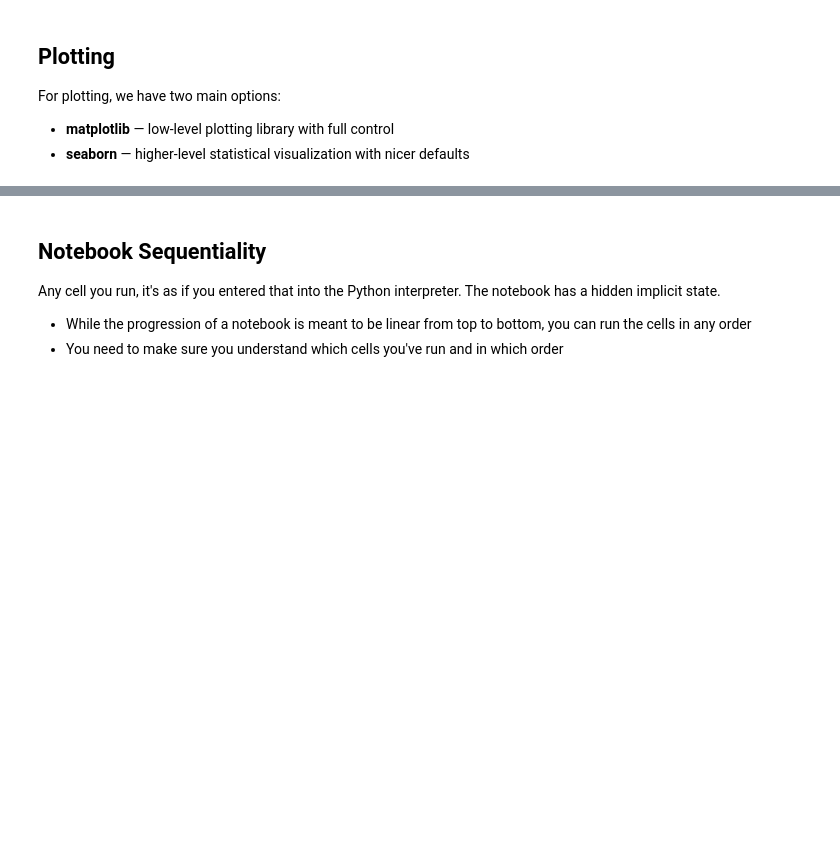
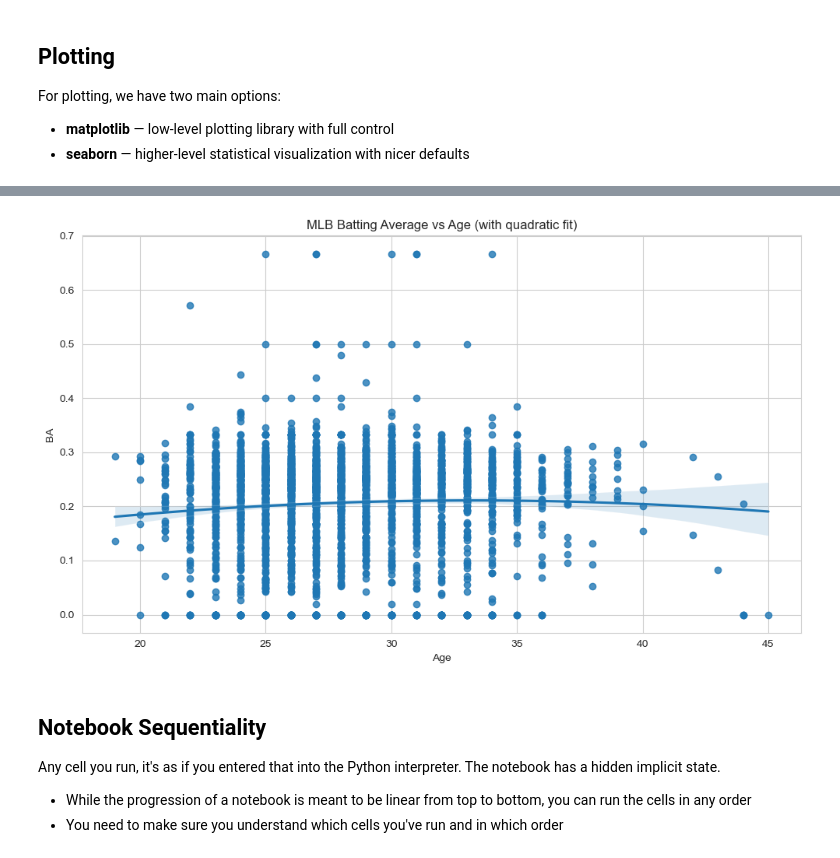
Before and after one commit to tayweid/tayweid.github.io, a Jupyter notebook: econ-2823/parts/01-Jupyter/01_Jupyter.ipynb, the cells around one changed output, grey strips where cells are left out. Drawn from its saved outputs; the diff is of its cells as text; code cells hidden in the pictures; blank space fills up the shorter version.

```diff
--- a/econ-2823/parts/01-Jupyter/01_Jupyter.ipynb
+++ b/econ-2823/parts/01-Jupyter/01_Jupyter.ipynb
@@ -157,7 +157,7 @@ plt.rcParams['figure.figsize'] = (10, 6)
 sns.set_style('whitegrid')
 
 # Load the MLB dataset
-MLB16_18 = pd.read_csv('../data/MLB.csv')
+MLB16_18 = pd.read_csv('https://tayweid.github.io/econ-2823/parts/data/MLB.csv')
 # %%
 # View first few rows
 MLB16_18.head()
@@ -218,13 +282,15 @@ plt.tight_layout()
 # %%
 # Alternative using seaborn
 plt.subplots(figsize=(10, 6))
 
 # Scatter plot with regression line
-sns.regplot(x='Age', y='BA', data=MLB16_18)
+sns.regplot(x='Age', y='BA', order=2, data=MLB16_18)
 
 # Set Title
 plt.title('MLB Batting Average vs Age (with quadratic fit)')
 plt.tight_layout()
+# %% [output]
+[figure, added]
 # %% [markdown]
 ## Notebook Sequentiality
 
```
Also changed, not shown: parts of 12 cells of this notebook.
